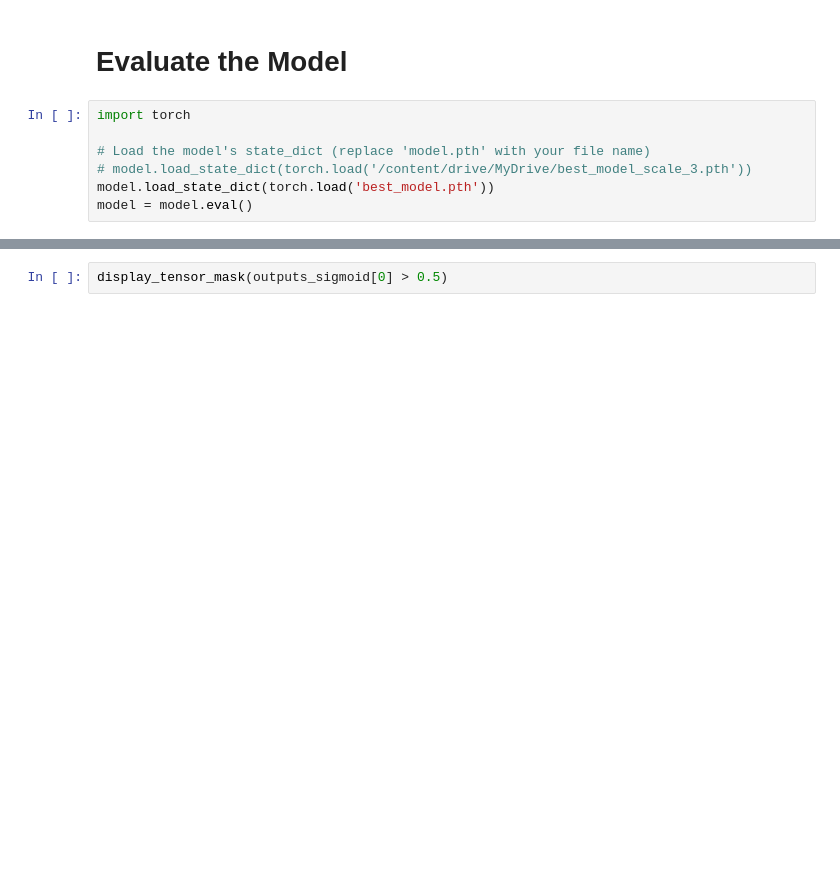
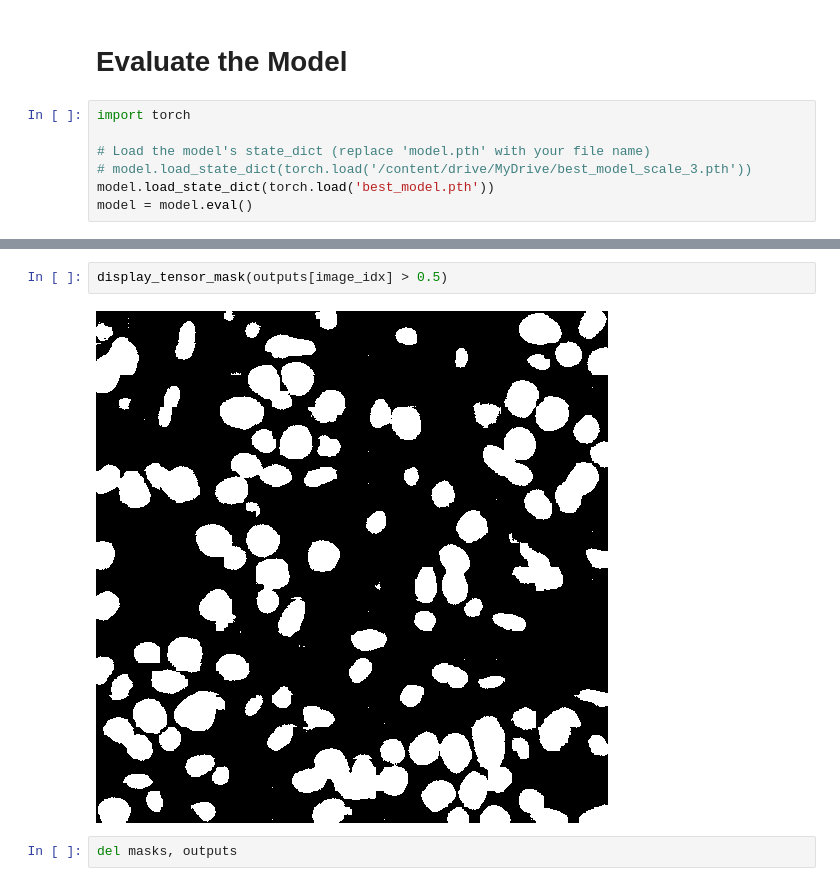
Before and after one commit to sccthomas/ECM3401_Individual_Project, a Jupyter notebook: GPU_ViT_Train.ipynb, the cells around one changed output, grey strips where cells are left out. Saved outputs shown, nothing was run; the diff lists cells and outputs as text; blank space fills up the shorter version.

```diff
--- a/GPU_ViT_Train.ipynb
+++ b/GPU_ViT_Train.ipynb
@@ -181,4 +310,8 @@ display_tensor_mask(masks[0])
 # %%
-display_tensor_mask(outputs_sigmoid[0] > 0.5)
+display_tensor_mask(outputs[image_idx] > 0.5)
+# %% [output]
+[figure, added]
+# %%
+del masks, outputs
 # %%
 for i in range(6):
```
Also changed, not shown: parts of 10 cells of this notebook.
